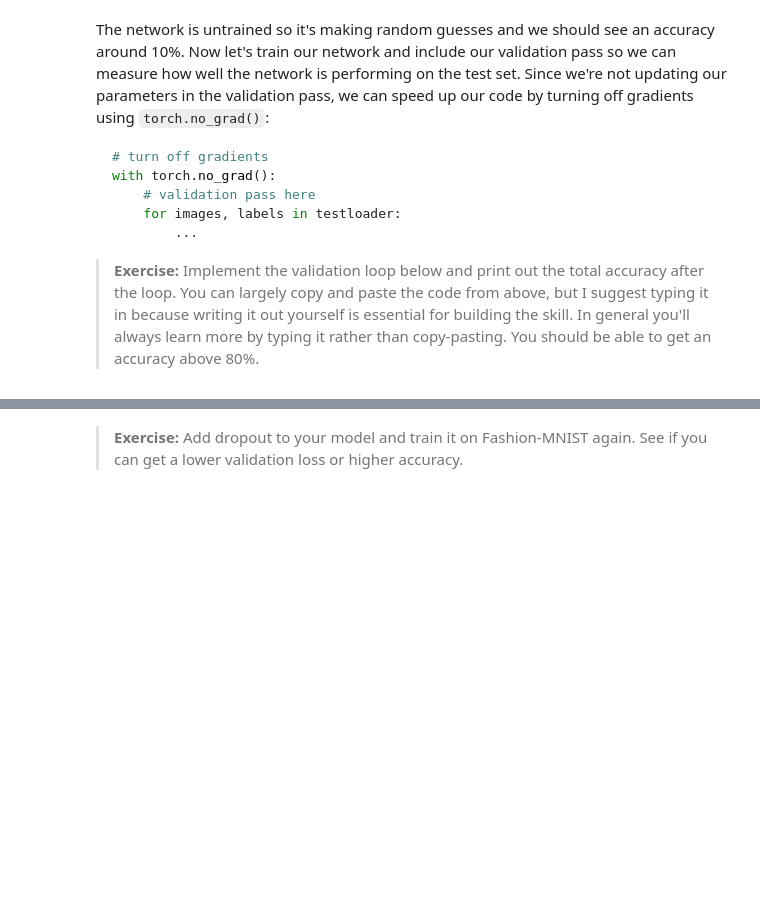
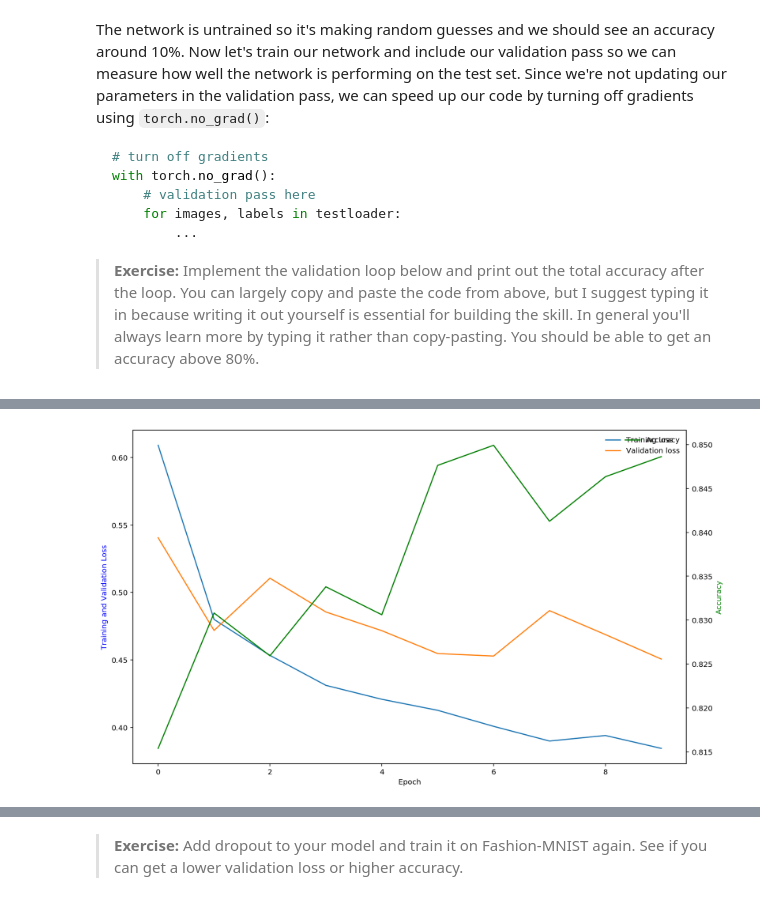
Before and after one commit to georgezoto/Deep-Learning-with-PyTorch, a Jupyter notebook: Introduction-to-PyTorch/5_Inference_and_Validation.ipynb, the cells around one changed output, grey strips where cells are left out. Cells and saved outputs as stored; diff of their text form; code cells hidden in the pictures; blank space fills up the shorter version.

```diff
--- a/Introduction-to-PyTorch/5_Inference_and_Validation.ipynb
+++ b/Introduction-to-PyTorch/5_Inference_and_Validation.ipynb
@@ -170,10 +170,10 @@ model = Classifier()
 criterion = nn.NLLLoss()
 optimizer = optim.Adam(model.parameters(), lr=0.003)
 
-epochs = 3
-steps = 0
+epochs = 10
+#steps = 0
 
-train_losses, test_losses = [], []
+train_losses, test_losses, accuracy_list = [], [], []
 for e in range(epochs):
     running_loss = 0
     for images, labels in trainloader:
@@ -188,20 +188,31 @@ for e in range(epochs):
         running_loss += loss.item()
 
     else:
-        print(f"Training loss: {running_loss/len(trainloader)}")
         ## TODO: Implement the validation pass and print out the validation accuracy
+        test_loss = 0
+        accuracy = 0
 
         # Turn off gradients, we're not updating our parameters in the validation pass
         with torch.no_grad():
           # validation pass here
           for images, labels in testloader:
 
-            ps = torch.exp(model(images))
+            log_ps = model(images)
 
+            test_loss += criterion(log_ps, labels)
+
+            ps = torch.exp(log_ps)
             top_p, top_class = ps.topk(1, dim=1)
             equals = top_class== labels.view(*top_class.shape)
 
-            accuracy = torch.mean(equals.type(torch.FloatTensor))
+            accuracy += torch.mean(equals.type(torch.FloatTensor))
 
-          print(f'Accuracy: {accuracy.item()*100}%')
+        train_losses.append(running_loss/len(trainloader))
+        test_losses.append(test_loss/len(testloader))
+        accuracy_list.append(accuracy/len(testloader))
+
+        print("Epoch: {}/{}.. ".format(e+1, epochs),
+              "Training Loss: {:.3f}.. ".format(running_loss/len(trainloader)),
+              "Test Loss: {:.3f}.. ".format(test_loss/len(testloader)),
+              "Test Accuracy: {:.3f}".format(accuracy/len(testloader)))
 # %% [output]
@@ -214,3 +234,23 @@ Accuracy: 87.5%
+# %%
+# https://matplotlib.org/gallery/api/two_scales.html
+
+fig, ax1 = plt.subplots(figsize=(12,7))
+
+ax1.plot(train_losses, label='Training loss')
+ax1.plot(test_losses, label='Validation loss')
+ax1.set_xlabel('Epoch')
+ax1.set_ylabel('Training and Validation Loss', color='blue')
+ax1.legend(frameon=False)
+
+ax2 = ax1.twinx()  # instantiate a second axes that shares the same x-axis
+ax2.plot(accuracy_list, label='Accuracy', color='green')
+ax2.set_ylabel('Accuracy', color='green')
+ax2.legend(frameon=False)
+
+fig.tight_layout()  # otherwise the right y-label is slightly clipped
+plt.show()
+# %% [output]
+[figure, added]
 # %% [markdown]
 ## Overfitting
 
```
Also changed, not shown: parts of 6 cells of this notebook.
